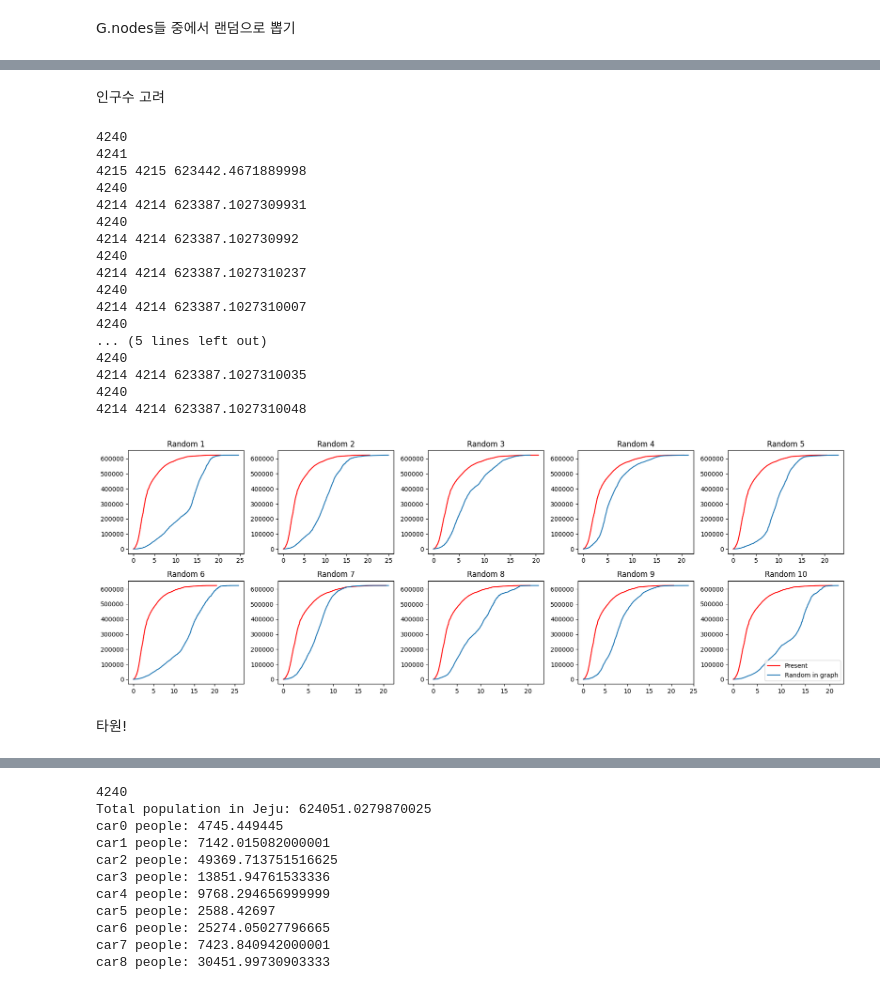
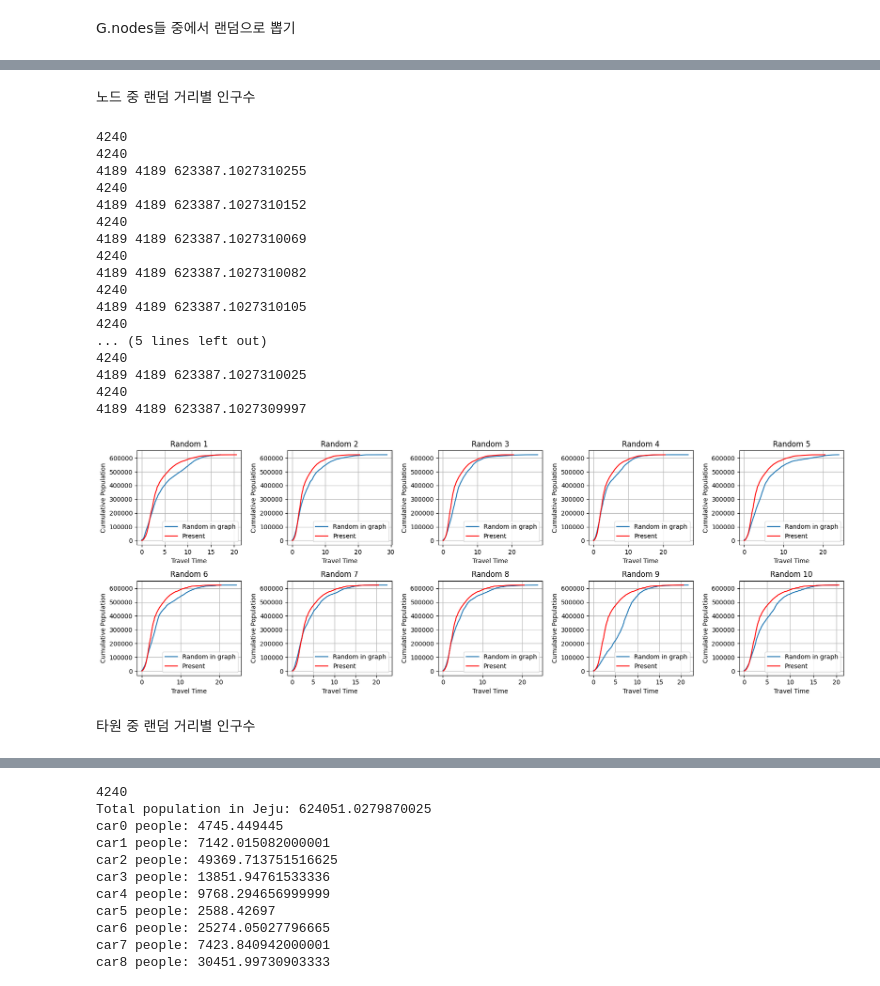
Before and after one commit to DongmyeongBack/road_network, a Jupyter notebook: road_graph.ipynb, the cells around one changed output, grey strips where cells are left out. Cells and saved outputs as stored; diff of their text form; code cells hidden in the pictures.

```diff
--- a/road_graph.ipynb
+++ b/road_graph.ipynb
@@ -290,6 +257,6 @@ dtype: int64
 # with open('random_nodes.pkl', 'wb') as f:
 #     pickle.dump(random_Gnodes, f)
 # %%
-with open('random_point.pkl', 'rb') as f:
+with open('random_nodes.pkl', 'rb') as f:
     random_Gnodes = pickle.load(f)
 # random_Gnodes
@@ -444,9 +371,11 @@ for pointsList in randomPoints:
             result_y[i] = result_y[i] + y[i]
     # subplot
     ax = fig.add_subplot(2, 5, iter)
-    ax.plot(x, y)
+    ax.plot(distances, cumulative_counts, marker='o', markersize = 0, color = 'red', label = 'Present')
+    ax.plot(x, y, label = 'Random in Ellipse')
     ax.set_title(f"Random {iter}")
 plt.tight_layout()
+plt.legend()
 plt.savefig('result/Random Ellipse_Cumulative Number of Nodes by Distance.png')
 plt.show()
 
@@ -487,8 +416,8 @@ plt.show()
 [26.0, 26.4, 26.4, 26.4, 26.5, 26.5, 26.8, 26.8, 27.0, 27.2, 27.2, 27.3, 27.4, 27.7, 27.7, 28.3, 28.4, 28.5, 28.7, 28.7, 29.3, 29.4, 29.4, 29.4, 29.4, 29.7, 30.1, 30.3, 30.4, 30.4, 30.7, 30.8, 31.0, 3 ...
 [0.0, 0.05358281992992601, 0.05572713394703723, 0.057675469557528704, 0.06067167871664851, 0.06497805724952183, 0.0843764195791417, 0.0850409937965719, 0.10041258823944851, 0.10401844353202479, 0.1050 ...
 [figure]
-# %% [markdown]
-인구수 고려
+# %% [markdown]
+노드 중 랜덤 거리별 인구수
 # %%
 # ----- 여기는 현실판
 G = nx.Graph()
@@ -528,67 +457,49 @@ for pointsList in random_Gnodes:
     random_nodes = [i for i in range(26)]
     area = serviceArea(G, random_nodes, 40)
     print(len(area))
     random_df = pd.DataFrame(list(area.items()), columns=['ID', 'Distance'])
     mergedRandom = pd.merge(random_df, nodes[['Id', 'average population']], left_on='ID', right_on='Id')
     groupedRandom = mergedRandom.groupby('Distance')['average population'].sum()
     randomPopulation = groupedRandom.cumsum()
 
     x = randomPopulation.index.tolist()
     y = randomPopulation.values.tolist()
     print(len(x),len(y), y[-1])
 
-    if result_y == []:
-        result_y = y
-        result_x = x
-    elif len(result_y) < len(y):
-        for i in range(len(result_y)):
-            result_y[i] = result_y[i] + y[i]
-            result_x = x
-    else:
-        for i in range(len(y)):
-            result_y[i] = result_y[i] + y[i]
     # subplot
     ax = fig.add_subplot(2, 5, iter)
+    ax.plot(x, y, label = 'Random in graph')
     ax.plot(cumulative_population.index, cumulative_population.values, color = 'red', label = 'Present')
-    ax.plot(x, y, label = 'Random in graph')
     ax.set_title(f"Random {iter}")
+    ax.legend()
+    ax.set_xlabel("Travel Time")
+    ax.set_ylabel("Cumulative Population")
+    ax.grid(True)
 plt.tight_layout()
 plt.legend()
 plt.savefig('result/Random Graph_Cumulative Population by Travel Time.png')
 plt.show()
-
-# result_y = [y/10 for y in result_y]
-
-# plt.figure(figsize=(10, 6))
-# plt.plot(cumulative_population.index, cumulative_population.values, marker='o', markersize = 0, color = 'red', label ='Present')
-# plt.plot(result_x, result_y, marker='o', markersize = 0, label = 'Random in Graph')
-# plt.legend()
-# plt.xlabel('Travel Time (m)')
-# plt.ylabel('Cumulative Population')
-# plt.grid(True)
-# plt.savefig('result/Graph_Cumulative Population by Travel Time.png')
-# plt.show()
 # %% [output]
 4240
-4241
-4215 4215 623442.4671889998
 4240
-4214 4214 623387.1027309931
+4189 4189 623387.1027310255
 4240
-4214 4214 623387.102730992
+4189 4189 623387.1027310152
 4240
-4214 4214 623387.1027310237
+4189 4189 623387.1027310069
 4240
-4214 4214 623387.1027310007
+4189 4189 623387.1027310082
+4240
+4189 4189 623387.1027310105
 4240
 ... (5 lines left out)
 4240
-4214 4214 623387.1027310035
+4189 4189 623387.1027310025
 4240
-4214 4214 623387.1027310048
+4189 4189 623387.1027309997
-[figure, old version]
+[figure, new version]
-# %% [markdown]
-타원!
+# %% [markdown]
+타원 중 랜덤 거리별 인구수
 # %%
 # ----- 여기는 현실판
 G = nx.Graph()
```
Also changed, not shown: parts of 12 cells of this notebook, 11 other files.
